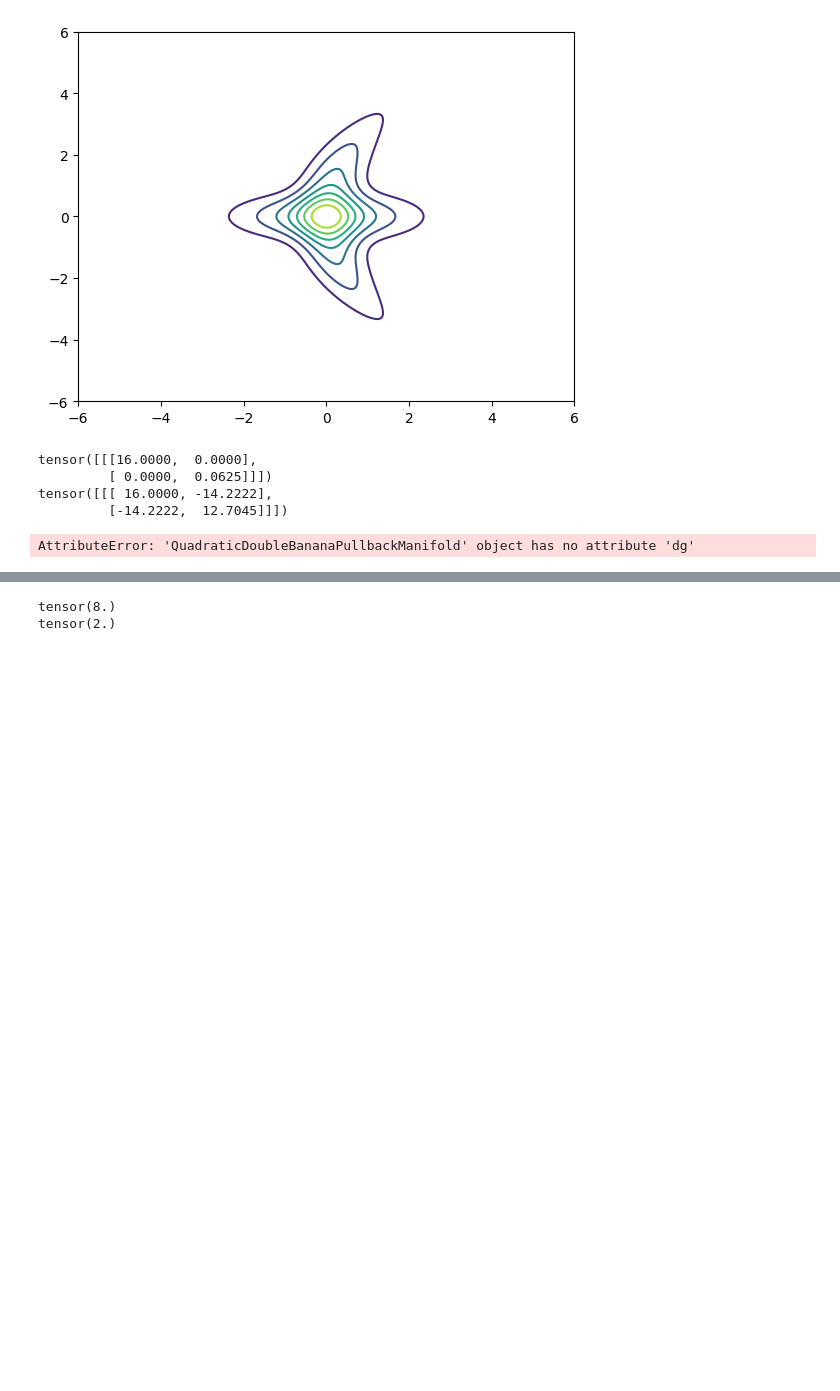
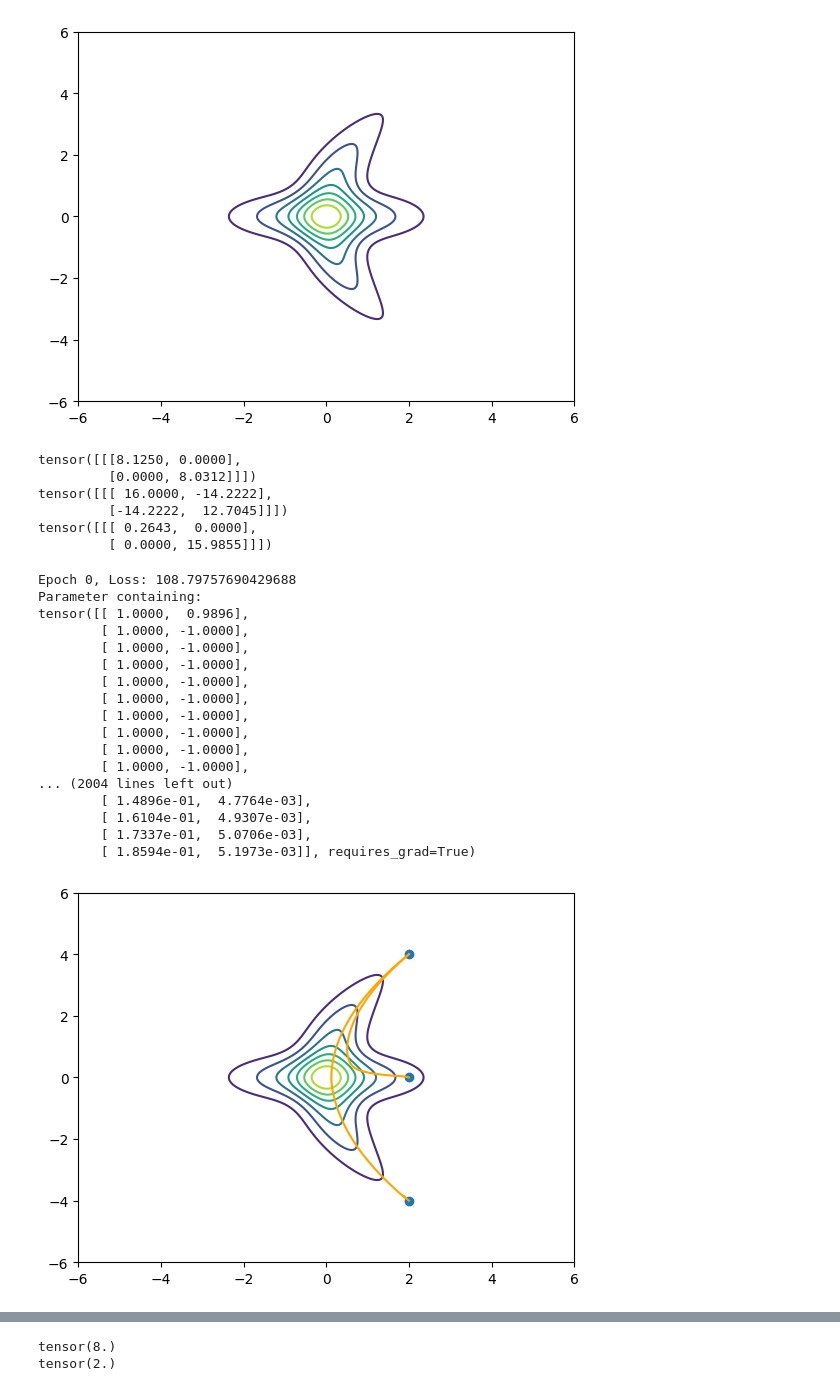
Before and after one commit to GBATZOLIS/Score-Based-Pullback-Riemannian-Geometry, a Jupyter notebook: quadratic_double_banana.ipynb, the cells around one changed output, grey strips where cells are left out. Drawn from its saved outputs; the diff is of its cells as text; code cells hidden in the pictures; blank space fills up the shorter version.

```diff
--- a/quadratic_double_banana.ipynb
+++ b/quadratic_double_banana.ipynb
@@ -42,28 +61,53 @@ x2 = torch.tensor([2.,0.])
 # test inner
 X = torch.eye(2)
 
-inner_0 = banana_manifold.inner(torch.zeros(2)[None], X[None], X[None])
-inner_x0 = banana_manifold.inner(x0[None], X[None], X[None])
+inner_0 = double_banana_manifold.inner(torch.zeros(2)[None], X[None], X[None])
+inner_x0 = double_banana_manifold.inner(x0[None], X[None], X[None])
+inner_x2 = double_banana_manifold.inner(x2[None], X[None], X[None])
 
 print(inner_0)
 print(inner_x0)
+print(inner_x2)
 # %% [output]
-tensor([[[16.0000,  0.0000],
-         [ 0.0000,  0.0625]]])
+tensor([[[8.1250, 0.0000],
+         [0.0000, 8.0312]]])
 tensor([[[ 16.0000, -14.2222],
          [-14.2222,  12.7045]]])
+tensor([[[ 0.2643,  0.0000],
+         [ 0.0000, 15.9855]]])
 # %%
 # test interpolation
 t = torch.linspace(0.,1.,100)
 
-geodesic = double_banana_manifold.geodesic(x0,x1,t)
+geodesic_x0_x1 = double_banana_manifold.geodesic(x0,x1,t,p=100).detach().numpy()
+geodesic_x0_x2 = double_banana_manifold.geodesic(x0,x2,t,p=100).detach().numpy()
 
 plt.contour(x_grid, y_grid, density_banana)
-plt.plot(geodesic[:,0], geodesic[:,1], color="orange")
-plt.scatter(torch.tensor([x0[0], x1[0]]), torch.tensor([x0[1], x1[1]]))
-plt.savefig("results/quadratic_banana/geodesic.eps")
+plt.plot(geodesic_x0_x1[:,0], geodesic_x0_x1[:,1], color="orange")
+plt.plot(geodesic_x0_x2[:,0], geodesic_x0_x2[:,1], color="orange")
+plt.scatter(torch.tensor([x0[0], x1[0], x2[0]]), torch.tensor([x0[1], x1[1], x2[1]]))
+plt.savefig("results/quadratic_double_banana/geodesic.eps")
 plt.show()
+
+# TODO make second plot with decision boundaries so that we can clearly see that we really only have weird geodesics on the boundary region
 # %% [output]
-AttributeError: 'QuadraticDoubleBananaPullbackManifold' object has no attribute 'dg'
+Epoch 0, Loss: 108.79757690429688
+Parameter containing:
+tensor([[ 1.0000,  0.9896],
+        [ 1.0000, -1.0000],
+        [ 1.0000, -1.0000],
+        [ 1.0000, -1.0000],
+        [ 1.0000, -1.0000],
+        [ 1.0000, -1.0000],
+        [ 1.0000, -1.0000],
+        [ 1.0000, -1.0000],
+        [ 1.0000, -1.0000],
+        [ 1.0000, -1.0000],
+... (2004 lines left out)
+        [ 1.4896e-01,  4.7764e-03],
+        [ 1.6104e-01,  4.9307e-03],
+        [ 1.7337e-01,  5.0706e-03],
+        [ 1.8594e-01,  5.1973e-03]], requires_grad=True)
+[figure, added]
 # %%
 # test logarithmic mapping
```
Also changed, not shown: parts of 6 cells of this notebook, 6 other files.
